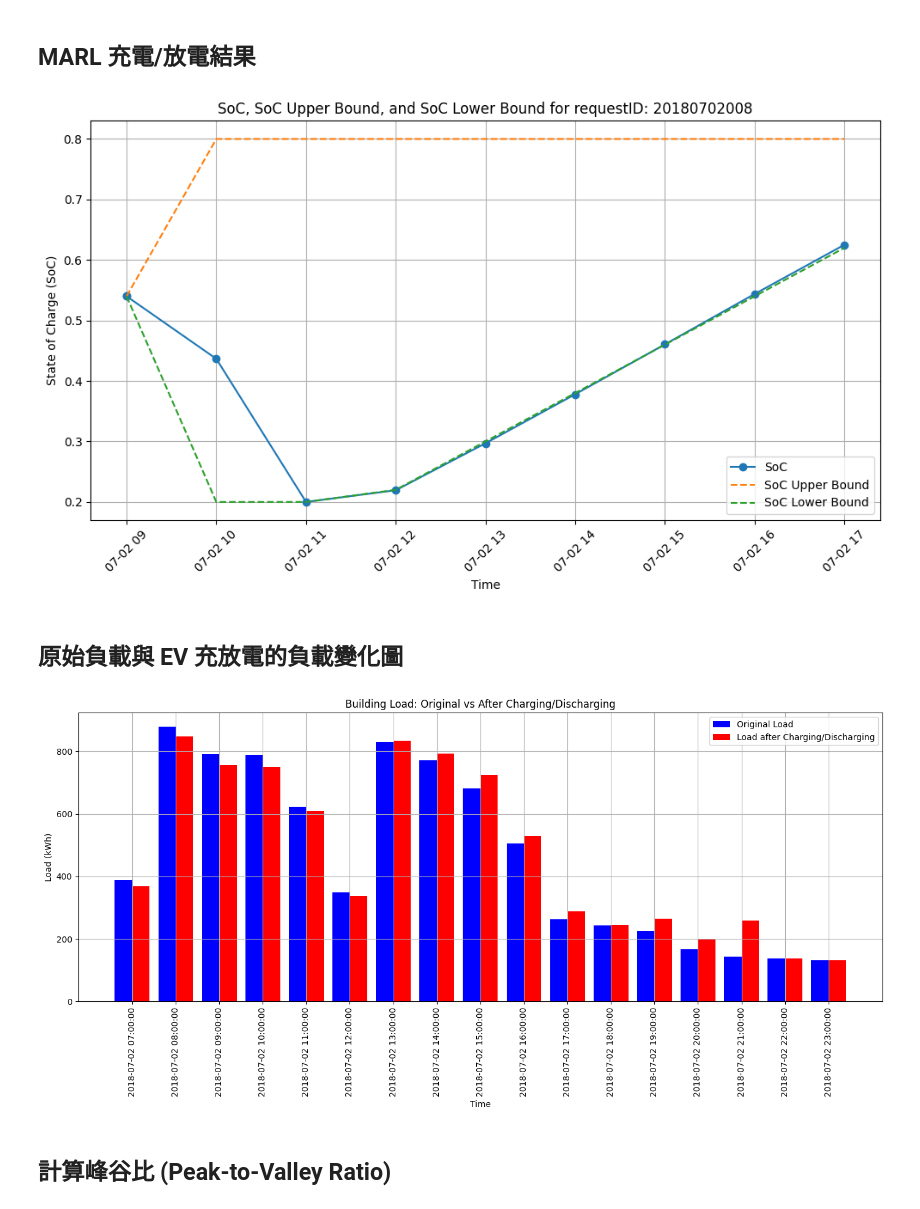
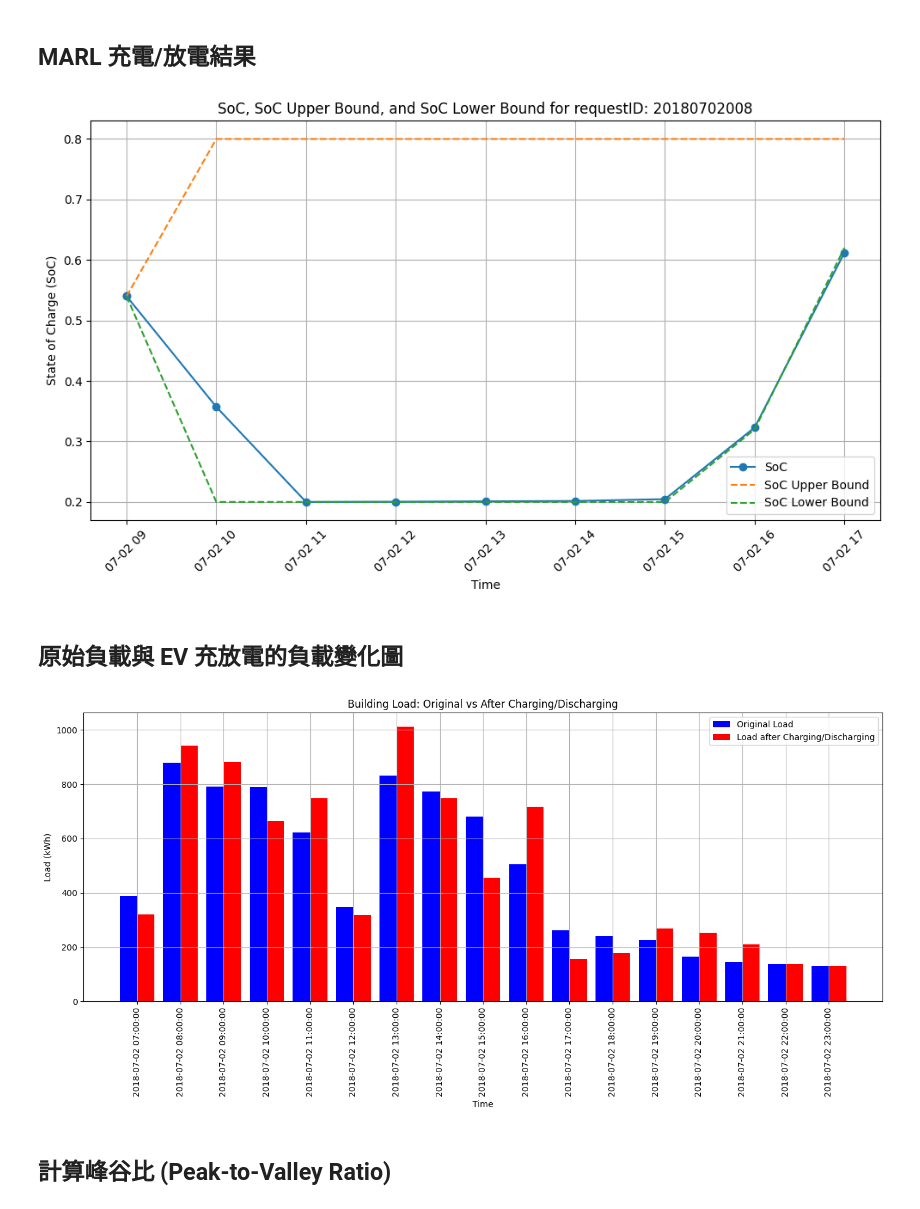
Before and after one commit to carlwang49/MY_WORK, a Jupyter notebook: Evaluation.ipynb, the cells around one changed output. Drawn from its saved outputs; the diff is of its cells as text; code cells hidden in the pictures.

```diff
--- a/Evaluation.ipynb
+++ b/Evaluation.ipynb
@@ -43,7 +43,7 @@ plot_soc_for_requestID(20180701004)  # Replace with the desired requestID
 ## MARL 充電/放電結果
 # %%
 # Read the CSV file
-file_path = './Result/testing_2018-07-02_2018-07-03_10/52/soc_history.csv'
+file_path = './Result/testing_2018-07-02_2018-07-03_10/74/soc_history.csv'
 data = pd.read_csv(file_path)
 
 # Convert 'current_time' to datetime
@@ -72,7 +72,7 @@ def plot_soc_for_requestID(requestID):
 # Example usage
 plot_soc_for_requestID(20180702008)  # Replace with the desired requestID
 # %% [output]
-[figure, old version]
+[figure, new version]
 # %% [markdown]
 ## 原始負載與 EV 充放電的負載變化圖
 # %%
@@ -101,17 +101,17 @@ def plot_load_history(file_path, start_date, end_date):
     plt.tight_layout()
     plt.show()
 # %%
-file_path = './Result/testing_2018-07-02_2018-07-03_10/61/building_loading_history.csv'  # Modify this to the path of your load history file
+file_path = './Result/DDPG/42/building_loading_history.csv'  # Modify this to the path of your load history file
 start_date = '2018-07-02'
 end_date = '2018-07-03'
 
 # Convert string dates to datetime objects
 start_date = datetime.strptime(start_date, '%Y-%m-%d')
 end_date = datetime.strptime(end_date, '%Y-%m-%d')
 
 plot_load_history(file_path, start_date, end_date)
 # %% [output]
-[figure, old version]
+[figure, new version]
 # %% [markdown]
 ## 計算峰谷比 (Peak-to-Valley Ratio)
 # %%
```
Also changed, not shown: 6 other files.
